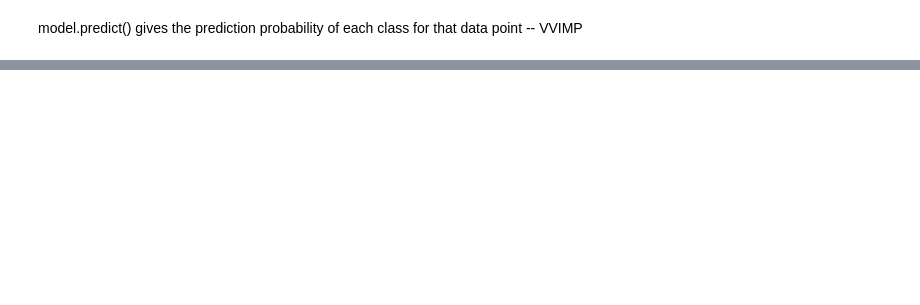
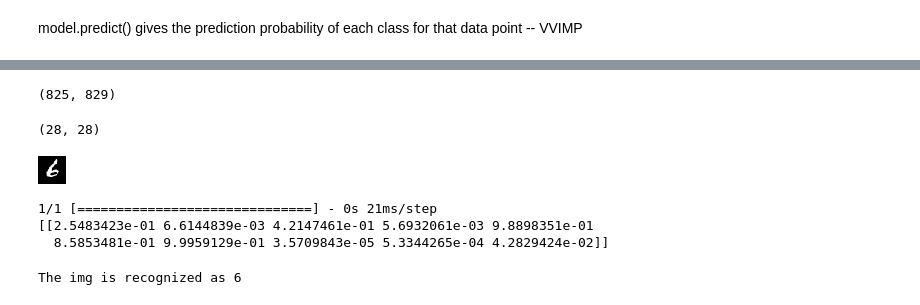
Before and after one commit to riyaroy2086/ML-Projects, a Jupyter notebook: MNIST_Digit_Classification.ipynb, the cells around one changed output, grey strips where cells are left out. Saved outputs shown, nothing was run; the diff lists cells and outputs as text; code cells hidden in the pictures; blank space fills up the shorter version.

Commit message:
Image Recognition, Reshaping, GrayScaling, Prediction system done

```diff
--- a/MNIST_Digit_Classification.ipynb
+++ b/MNIST_Digit_Classification.ipynb
@@ -205,0 +253,2 @@ model.predict() gives the prediction probability of each class for that data poi
+# %%
+input_image_path =input("Path of the image to be predicted : ")
@@ -205,0 +257,2 @@ model.predict() gives the prediction probability of each class for that data poi
+# %%
+input_image=cv2.imread(input_image_path)
@@ -205,0 +290,18 @@ model.predict() gives the prediction probability of each class for that data poi
+# %%
+#Converting into grayScale image
+grayscale = cv2.cvtColor(input_image,cv2.COLOR_RGB2GRAY)
+grayscale.shape
+# %% [output]
+(825, 829)
+# %%
+#Resizing the inage into 28*28
+#using PIL lib
+input_image_resize=cv2.resize(grayscale,(28,28))
+# %%
+input_image_resize.shape
+# %% [output]
+(28, 28)
+# %%
+cv2_imshow(input_image_resize)
+# %% [output]
+[figure, added]
@@ -205,0 +314,12 @@ model.predict() gives the prediction probability of each class for that data poi
+# %%
+input_prediction = model.predict(image_reshaped)
+print(input_prediction)
+# %% [output]
+1/1 [==============================] - 0s 21ms/step
+[[2.5483423e-01 6.6144839e-03 4.2147461e-01 5.6932061e-03 9.8898351e-01
+  8.5853481e-01 9.9959129e-01 3.5709843e-05 5.3344265e-04 4.2829424e-02]]
+# %%
+input_pred_label = np.argmax(input_prediction)
+print("The img is recognized as",input_pred_label)
+# %% [output]
+The img is recognized as 6
```
Also changed, not shown: parts of 17 cells of this notebook.
